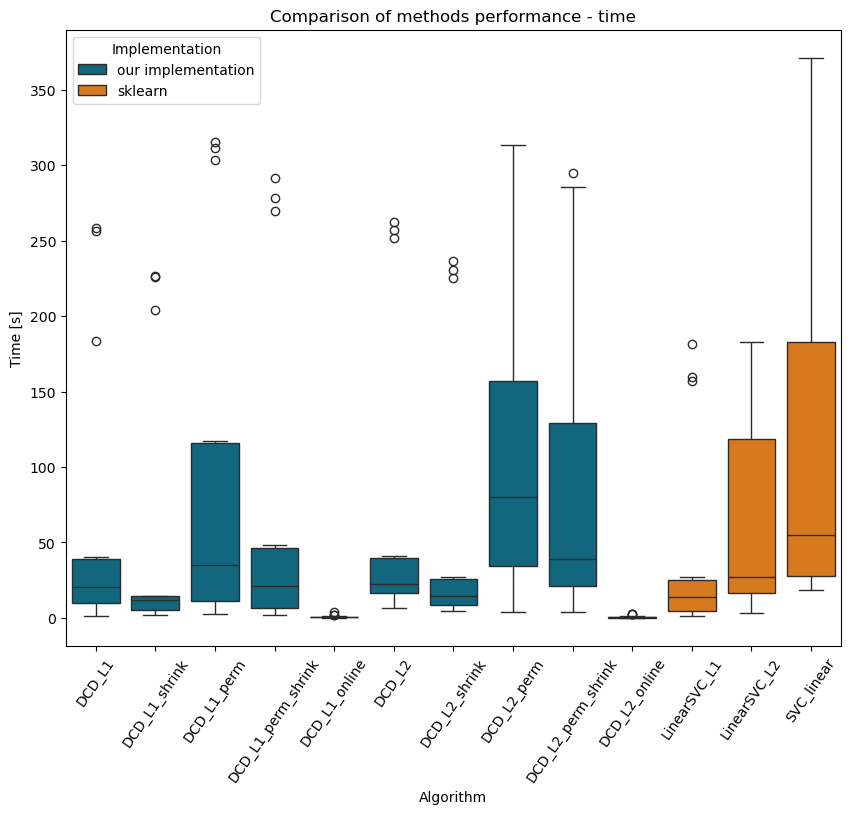
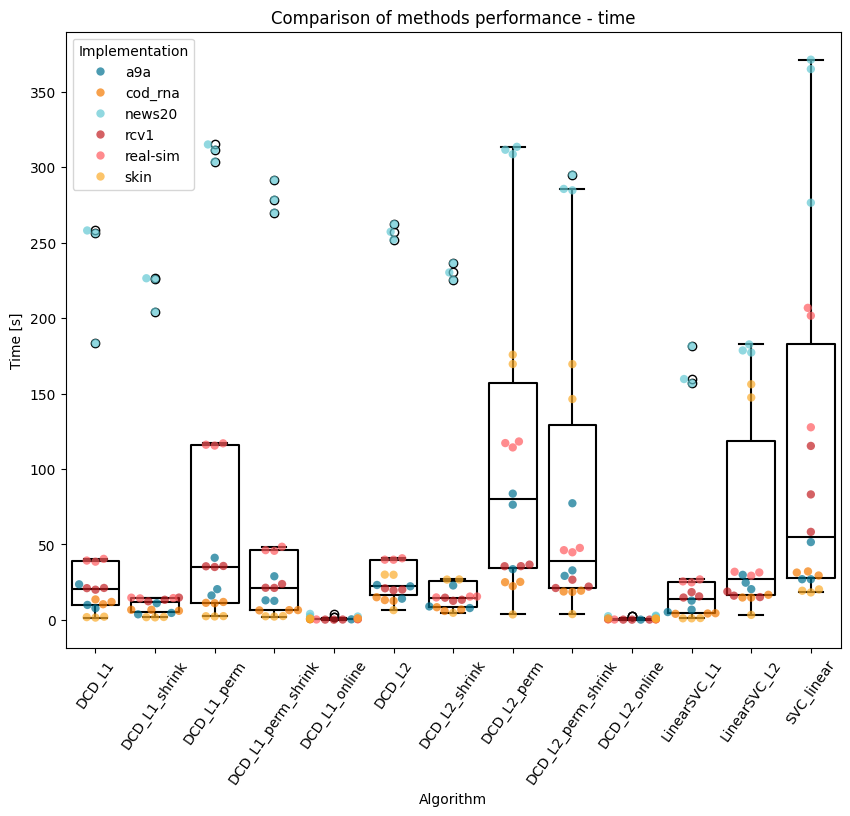
The change to this notebook cell's code, shown as a diff; its figure went from the first image to the second:
--- before
+++ after
@@ -1,4 +1,6 @@
 plt.figure(figsize=(10,8))
-sns.boxplot(data=phase1, x="method", y="time_s", hue="method_type", palette=IMPL_COLORS)
+# sns.boxplot(data=phase1, x="method", y="time_s", hue="method_type", palette=IMPL_COLORS)
+sns.boxplot(data=phase1, x="method", y="time_s", fill=False, color="black")
+sns.swarmplot(data=phase1, x="method", y="time_s", hue="dataset", size=6, alpha=0.7)
 plt.xticks(rotation=55)
 plt.legend(title="Implementation")

Commit: visualisations update